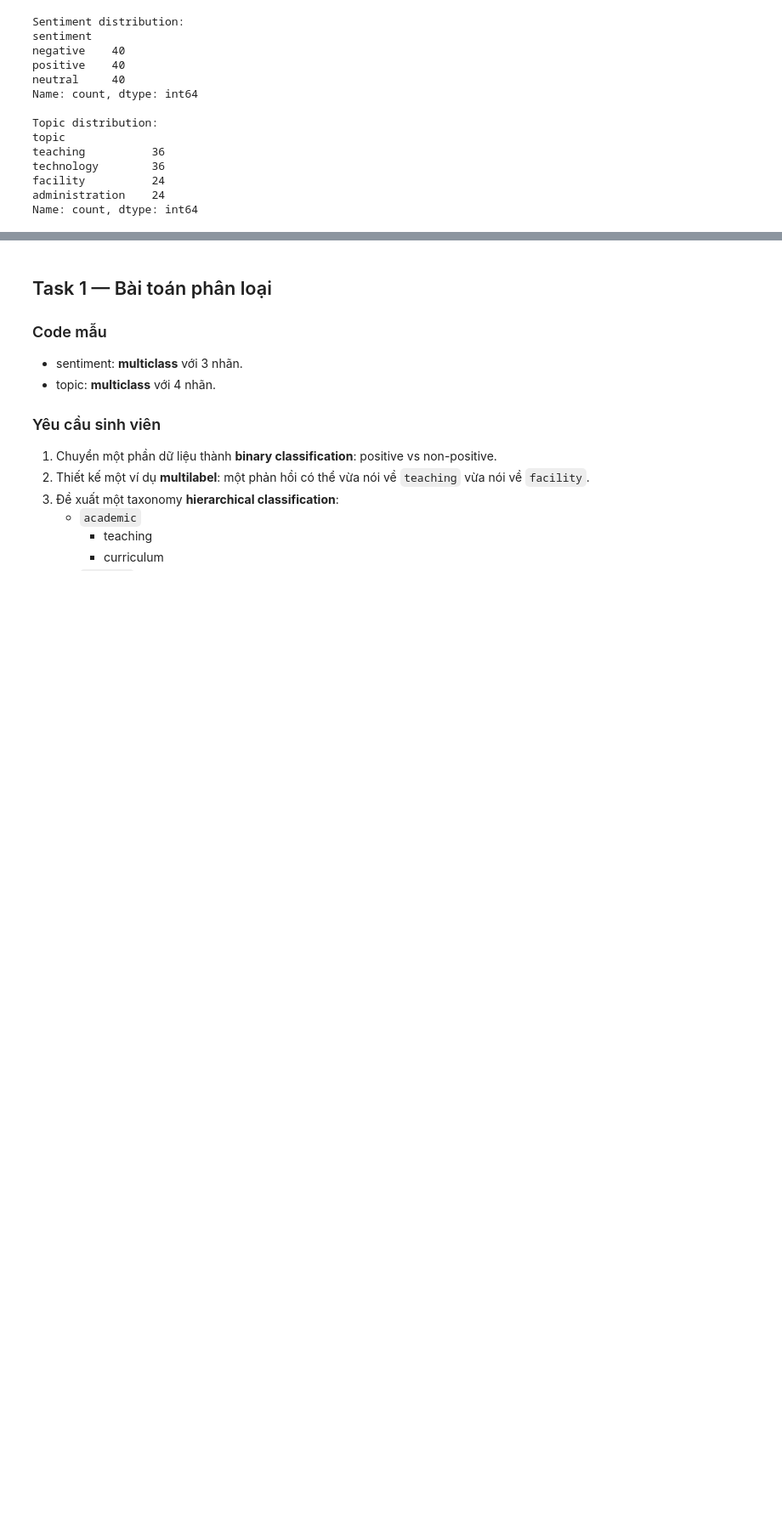
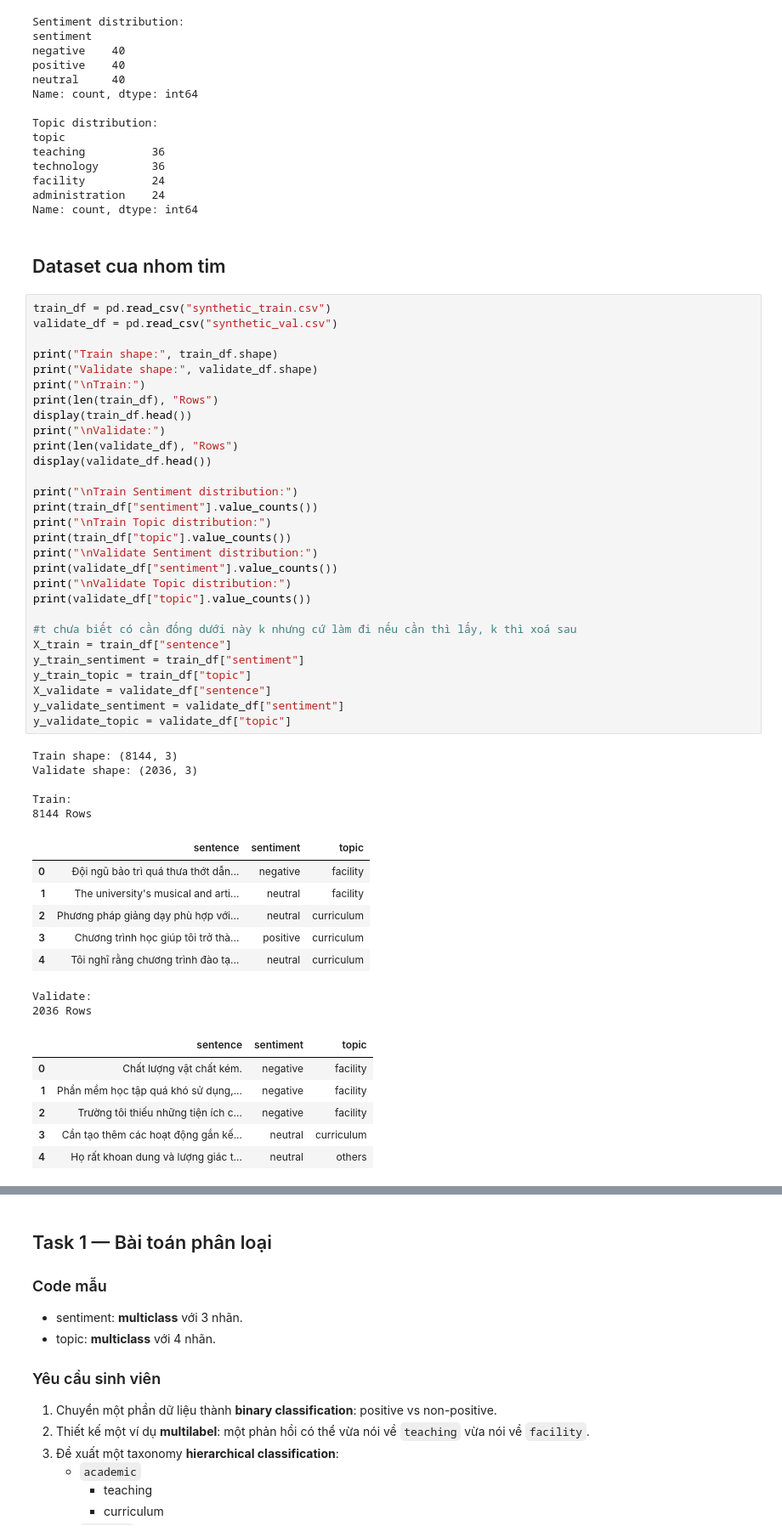
Before and after one commit to GiaHuy910/NLP-TeamHomeWork, a Jupyter notebook: [Chap3]Text_Classification_Sentiment.ipynb, the cells around one changed output, grey strips where cells are left out. Shown at 85% size. Cells and saved outputs as stored; diff of their text form; blank space fills up the shorter version.

```diff
--- a/[Chap3]Text_Classification_Sentiment.ipynb
+++ b/[Chap3]Text_Classification_Sentiment.ipynb
@@ -170,3 +170,54 @@ technology        36
 facility          24
 administration    24
 Name: count, dtype: int64
+# %% [markdown]
+## Dataset cua nhom tim
+# %%
+train_df = pd.read_csv("synthetic_train.csv")
+validate_df = pd.read_csv("synthetic_val.csv")
+
+print("Train shape:", train_df.shape)
+print("Validate shape:", validate_df.shape)
+print("\nTrain:")
+print(len(train_df), "Rows")
+display(train_df.head())
+print("\nValidate:")
+print(len(validate_df), "Rows")
+display(validate_df.head())
+
+print("\nTrain Sentiment distribution:")
+print(train_df["sentiment"].value_counts())
+print("\nTrain Topic distribution:")
+print(train_df["topic"].value_counts())
+print("\nValidate Sentiment distribution:")
+print(validate_df["sentiment"].value_counts())
+print("\nValidate Topic distribution:")
+print(validate_df["topic"].value_counts())
+
+#t chưa biết có cần đống dưới này k nhưng cứ làm đi nếu cần thì lấy, k thì xoá sau
+X_train = train_df["sentence"]
+y_train_sentiment = train_df["sentiment"]
+y_train_topic = train_df["topic"]
+X_validate = validate_df["sentence"]
+y_validate_sentiment = validate_df["sentiment"]
+y_validate_topic = validate_df["topic"]
+# %% [output]
+Train shape: (8144, 3)
+Validate shape: (2036, 3)
+
+Train:
+8144 Rows
+|  | sentence | sentiment | topic |
+| 0 | Đội ngũ bảo trì quá thưa thớt dẫn... | negative | facility |
+| 1 | The university's musical and arti... | neutral | facility |
+| 2 | Phương pháp giảng dạy phù hợp với... | neutral | curriculum |
+| 3 | Chương trình học giúp tôi trở thà... | positive | curriculum |
+| 4 | Tôi nghĩ rằng chương trình đào tạ... | neutral | curriculum |
+Validate:
+2036 Rows
+|  | sentence | sentiment | topic |
+| 0 | Chất lượng vật chất kém. | negative | facility |
+| 1 | Phần mềm học tập quá khó sử dụng,... | negative | facility |
+| 2 | Trường tôi thiếu những tiện ích c... | negative | facility |
+| 3 | Cần tạo thêm các hoạt động gắn kế... | neutral | curriculum |
+| 4 | Họ rất khoan dung và lượng giác t... | neutral | others |
```
Also changed, not shown: parts of 1 cell of this notebook.
